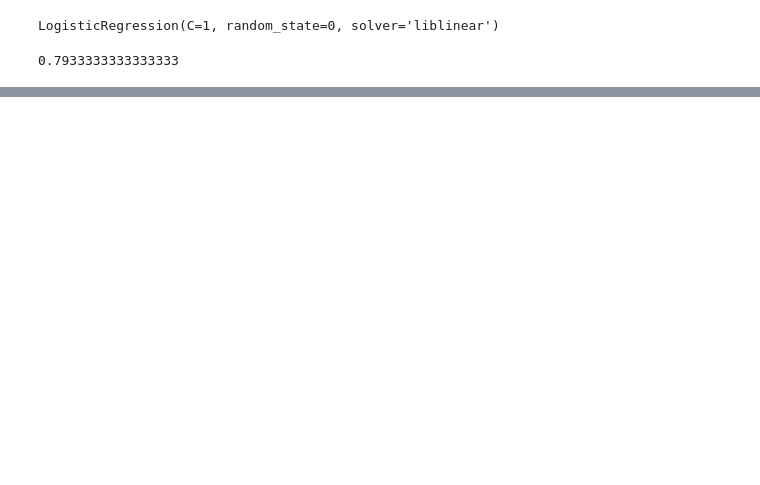
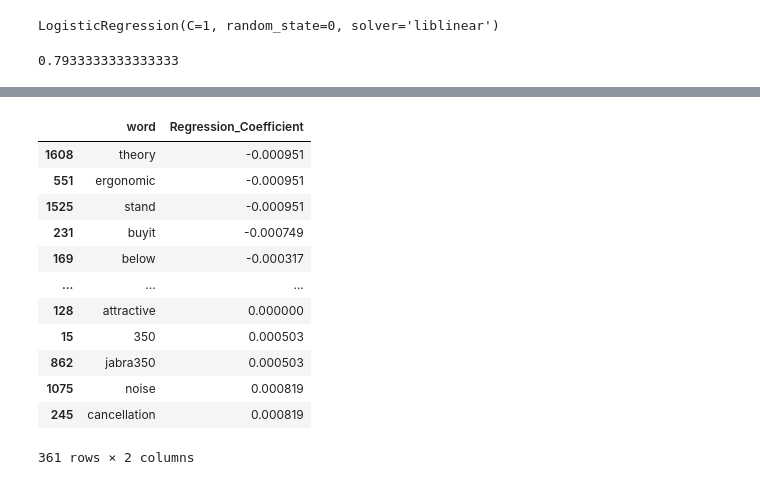
Before and after one commit to takusan2/machineLearning, a Jupyter notebook: practice/amazon_reviews.ipynb, the cells around one changed output, grey strips where cells are left out. Drawn from its saved outputs; the diff is of its cells as text; code cells hidden in the pictures; blank space fills up the shorter version.

```diff
--- a/practice/amazon_reviews.ipynb
+++ b/practice/amazon_reviews.ipynb
@@ -64,0 +166,19 @@ lr.score(X_test,y_test)
+# %%
+# 中央値周辺の確認
+sorted_df3[
+    abs(sorted_df3['Regression_Coefficient']) < 0.001
+]
+# %% [output]
+|  | word | Regression_Coefficient |
+| 1608 | theory | -0.000951 |
+| 551 | ergonomic | -0.000951 |
+| 1525 | stand | -0.000951 |
+| 231 | buyit | -0.000749 |
+| 169 | below | -0.000317 |
+| ... | ... | ... |
+| 128 | attractive | 0.000000 |
+| 15 | 350 | 0.000503 |
+| 862 | jabra350 | 0.000503 |
+| 1075 | noise | 0.000819 |
+| 245 | cancellation | 0.000819 |
+361 rows × 2 columns
```
Also changed, not shown: parts of 15 cells of this notebook, 2 other files.
